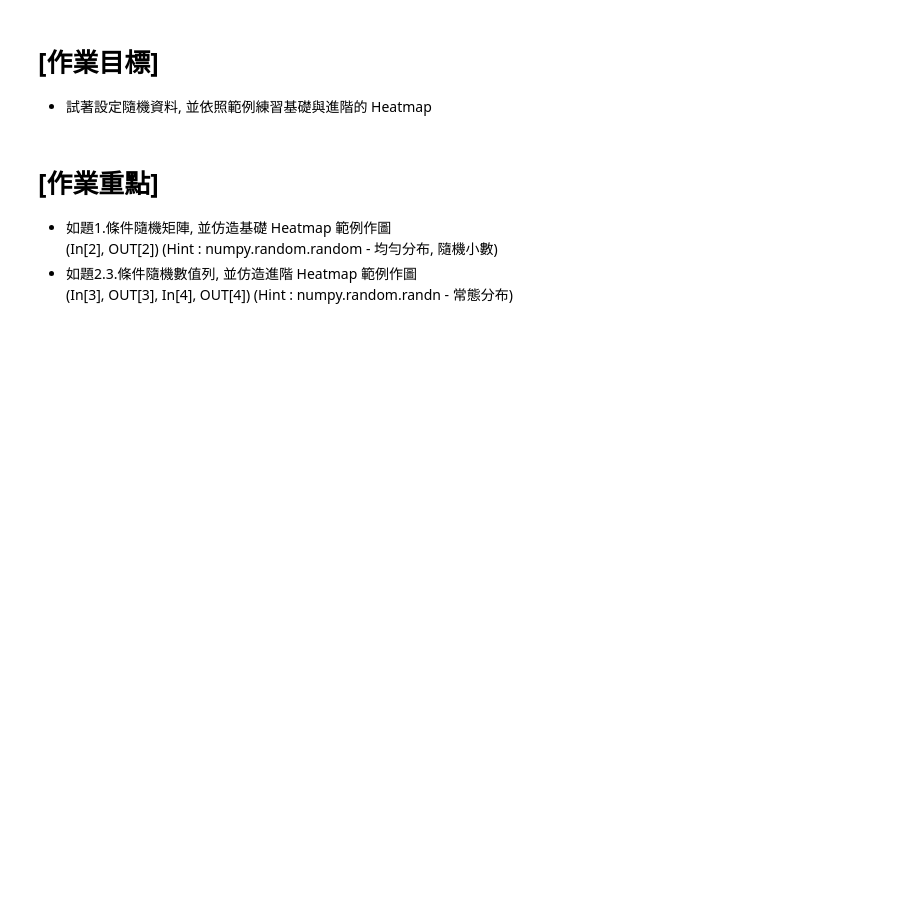
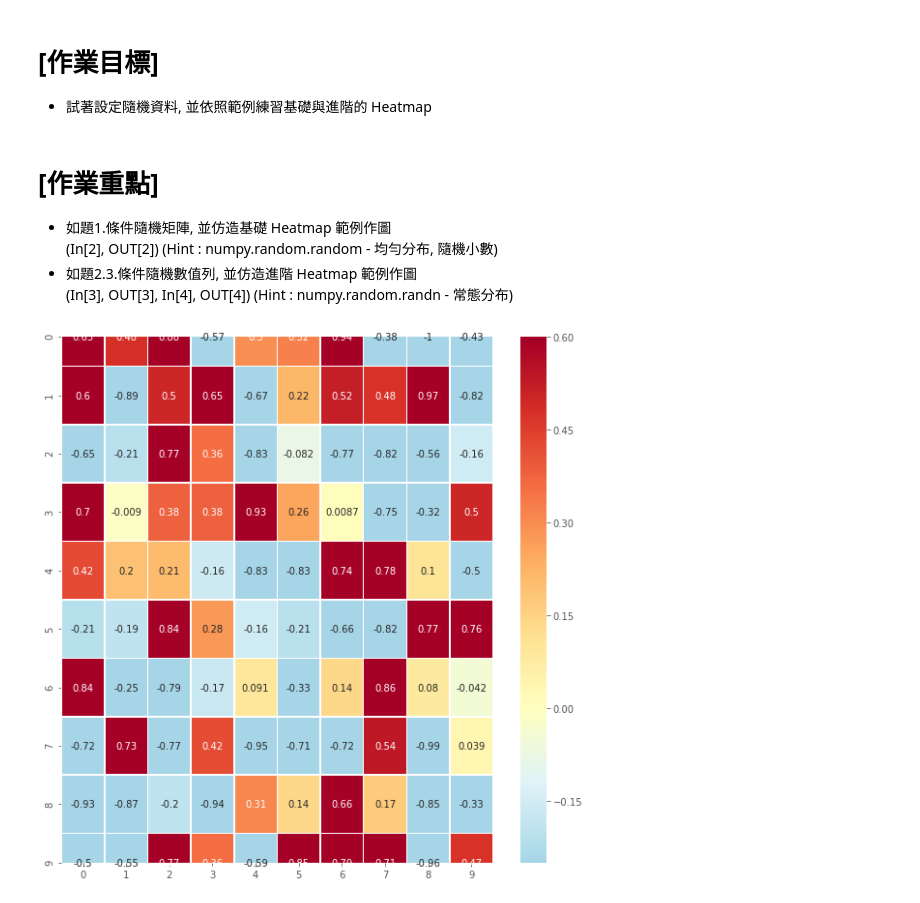
Before and after one commit to okayell/4th-ML100Days, a Jupyter notebook: homework/Day_020_HW.ipynb, the cells around one changed output. Cells and saved outputs as stored; diff of their text form; code cells hidden in the pictures; blank space fills up the shorter version.

```diff
--- a/homework/Day_020_HW.ipynb
+++ b/homework/Day_020_HW.ipynb
@@ -38,0 +28,8 @@ plt.show()
+# %%
+matrix = (np.random.random((10,10)) - 0.5) * 2
+plt.figure(figsize=(10,10))
+heatmap = sns.heatmap(matrix, center=0, fmt=".2g", linewidth=0.5,
+                      cmap=plt.cm.RdYlBu_r, vmin=-0.25, vmax=0.6, annot=True)
+plt.show()
+# %% [output]
+[figure, added]
```
Also changed, not shown: parts of 4 cells of this notebook.
